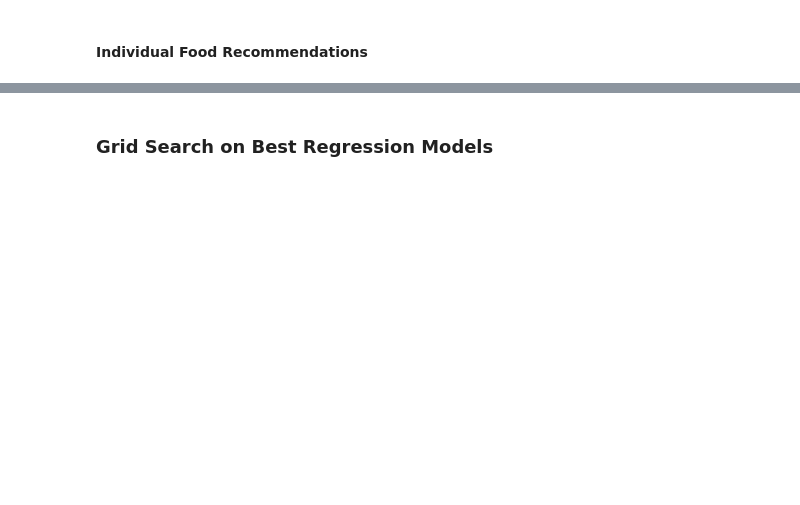
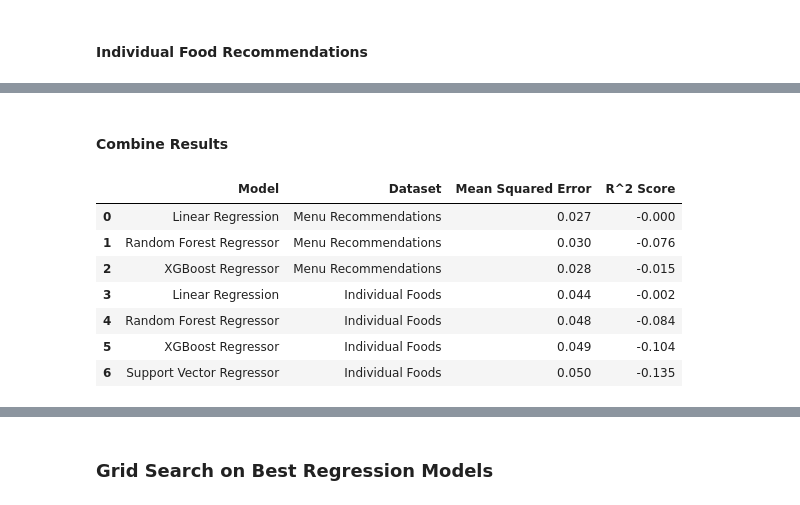
Before and after one commit to lvandine44/MADS-Capstone, a Jupyter notebook: 4b-Modeling and Results.ipynb, the cells around one changed output, grey strips where cells are left out. Drawn from its saved outputs; the diff is of its cells as text; code cells hidden in the pictures; blank space fills up the shorter version.

```diff
--- a/4b-Modeling and Results.ipynb
+++ b/4b-Modeling and Results.ipynb
@@ -200,16 +200,28 @@ def train_and_evaluate_regression(X_train, X_test, y_train, y_test, dataset_name
     elif dataset_name == 'Menu Recommendations' and len(X_train) <= 50000:
         models['Support Vector Regressor'] = SVR(kernel='rbf')
 
+
+    # Store results
+    results = []
+
     for model_name, model in models.items():
-        print(f"Training {model_name} on {dataset_name}...")
+        # print(f"Training {model_name} on {dataset_name}...")
         model.fit(X_train, y_train)
         y_pred = model.predict(X_test)
         mse = mean_squared_error(y_test, y_pred)
         r2 = r2_score(y_test, y_pred)
-        print(f"{model_name}:")
-        print(f"  Mean Squared Error: {mse:.4f}")
-        print(f"  R^2: {r2:.4f}")
-        print('-' * 40)
+
+        # Append results as a dictionary
+        results.append({
+            "Model": model_name,
+            "Dataset": dataset_name,
+            "Mean Squared Error": round(mse, 3),
+            "R^2 Score": round(r2, 3)
+        })
+
+    # Convert results to a DataFrame
+    results_df = pd.DataFrame(results)
+    return results_df
 # %%
 # Classification evaluation function
 def train_and_evaluate_classification(X_train, X_test, y_train, y_test, dataset_name):
@@ -339,0 +345,15 @@ weighted avg       0.95      0.95      0.95      6516
+# %% [markdown]
+#### Combine Results
+# %%
+# Regression Results
+regression_results = pd.concat([menu_regression_results_df, food_regression_results_df], ignore_index=True)
+regression_results
+# %% [output]
+|  | Model | Dataset | Mean Squared Error | R^2 Score |
+| 0 | Linear Regression | Menu Recommendations | 0.027 | -0.000 |
+| 1 | Random Forest Regressor | Menu Recommendations | 0.030 | -0.076 |
+| 2 | XGBoost Regressor | Menu Recommendations | 0.028 | -0.015 |
+| 3 | Linear Regression | Individual Foods | 0.044 | -0.002 |
+| 4 | Random Forest Regressor | Individual Foods | 0.048 | -0.084 |
+| 5 | XGBoost Regressor | Individual Foods | 0.049 | -0.104 |
+| 6 | Support Vector Regressor | Individual Foods | 0.050 | -0.135 |
```
Also changed, not shown: parts of 12 cells of this notebook, 1 other file.
